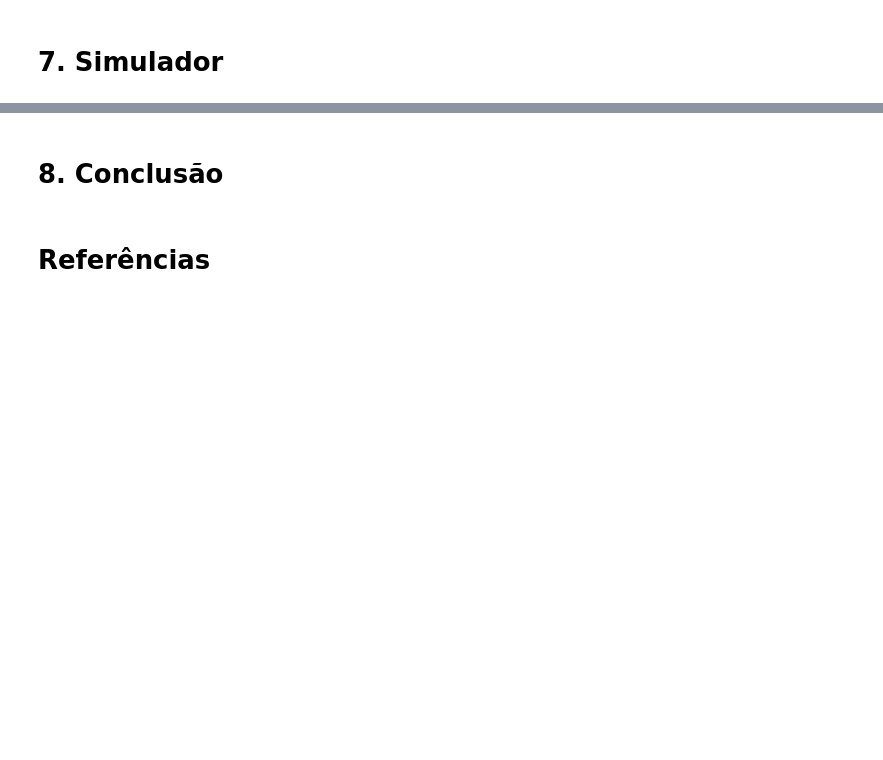
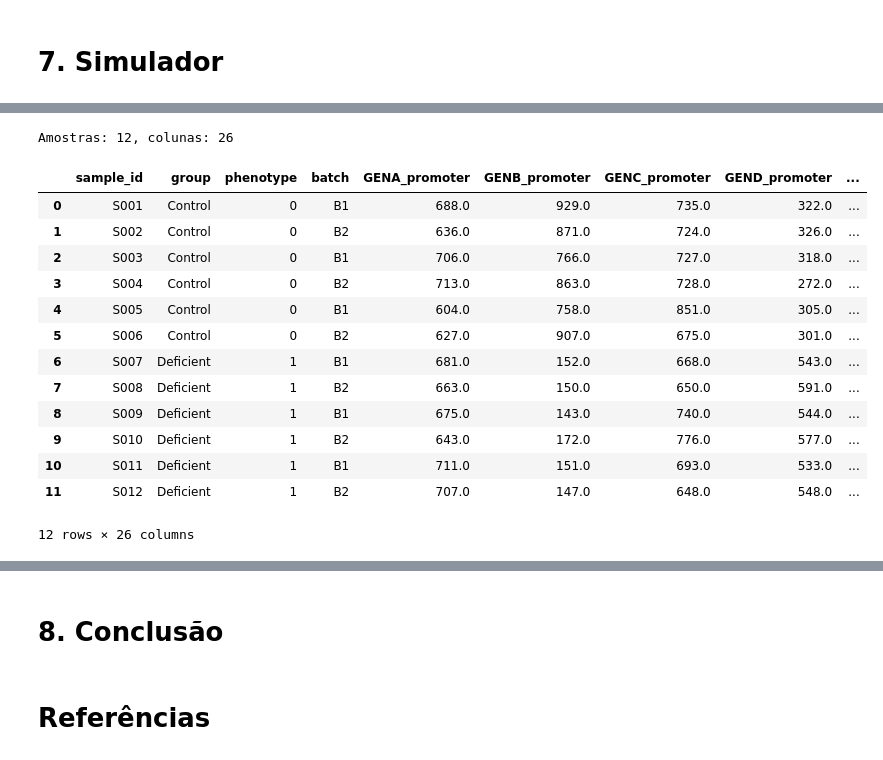
Before and after one commit to hellsdeur/multiomic, a Jupyter notebook: main.ipynb, the cells around one changed output, grey strips where cells are left out. Drawn from its saved outputs; the diff is of its cells as text; code cells hidden in the pictures; blank space fills up the shorter version.

```diff
--- a/main.ipynb
+++ b/main.ipynb
@@ -859,0 +1012,42 @@ ax.grid(alpha=0.3)
+# %%
+n_por_grupo = 6  #@param {type:"slider", min:3, max:50, step:1}
+efeito = 1.0  #@param {type:"slider", min:0, max:2, step:0.1}
+ruido_atac = 1.0  #@param {type:"slider", min:0.5, max:5, step:0.5}
+ruido_rna = 1.0  #@param {type:"slider", min:0.5, max:5, step:0.5}
+ruido_proteomica = 1.0  #@param {type:"slider", min:0.5, max:5, step:0.5}
+genes_nulos = 0  #@param {type:"slider", min:0, max:300, step:10}
+snps_nulos = 0  #@param {type:"slider", min:0, max:500, step:50}
+lote_confundido = False  #@param {type:"boolean"}
+efeito_lote = 0.0  #@param {type:"slider", min:0, max:1, step:0.1}
+semente = 42  #@param {type:"integer"}
+
+df_sim = simulate(
+    reference, snp_reference,
+    n_per_group=n_por_grupo,
+    effect=efeito,
+    noise={"ATAC": ruido_atac, "RNA": ruido_rna, "PROTEOMICA": ruido_proteomica},
+    n_null_genes=genes_nulos,
+    n_null_snps=snps_nulos,
+    batch_confounded=lote_confundido,
+    batch_shift=efeito_lote,
+    seed=semente,
+)
+
+print(f"Amostras: {df_sim.shape[0]}, colunas: {df_sim.shape[1]}")
+df_sim
+# %% [output]
+Amostras: 12, colunas: 26
+|  | sample_id | group | phenotype | batch | GENA_promoter | GENB_promoter | GENC_promoter | GEND_promoter | ... |
+| 0 | S001 | Control | 0 | B1 | 688.0 | 929.0 | 735.0 | 322.0 | ... |
+| 1 | S002 | Control | 0 | B2 | 636.0 | 871.0 | 724.0 | 326.0 | ... |
+| 2 | S003 | Control | 0 | B1 | 706.0 | 766.0 | 727.0 | 318.0 | ... |
+| 3 | S004 | Control | 0 | B2 | 713.0 | 863.0 | 728.0 | 272.0 | ... |
+| 4 | S005 | Control | 0 | B1 | 604.0 | 758.0 | 851.0 | 305.0 | ... |
+| 5 | S006 | Control | 0 | B2 | 627.0 | 907.0 | 675.0 | 301.0 | ... |
+| 6 | S007 | Deficient | 1 | B1 | 681.0 | 152.0 | 668.0 | 543.0 | ... |
+| 7 | S008 | Deficient | 1 | B2 | 663.0 | 150.0 | 650.0 | 591.0 | ... |
+| 8 | S009 | Deficient | 1 | B1 | 675.0 | 143.0 | 740.0 | 544.0 | ... |
+| 9 | S010 | Deficient | 1 | B2 | 643.0 | 172.0 | 776.0 | 577.0 | ... |
+| 10 | S011 | Deficient | 1 | B1 | 711.0 | 151.0 | 693.0 | 533.0 | ... |
+| 11 | S012 | Deficient | 1 | B2 | 707.0 | 147.0 | 648.0 | 548.0 | ... |
+12 rows × 26 columns
```
Also changed, not shown: parts of 10 cells of this notebook.
